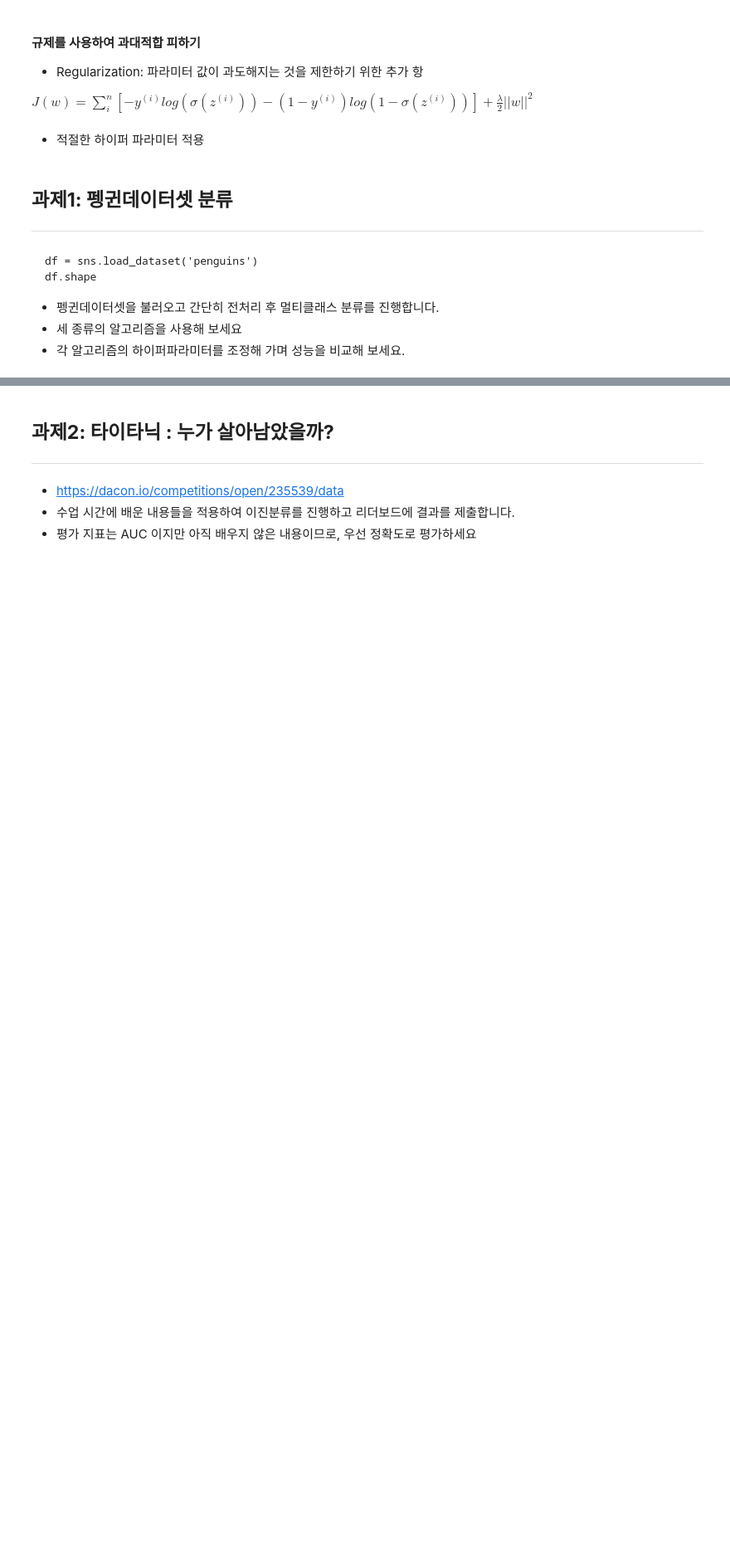
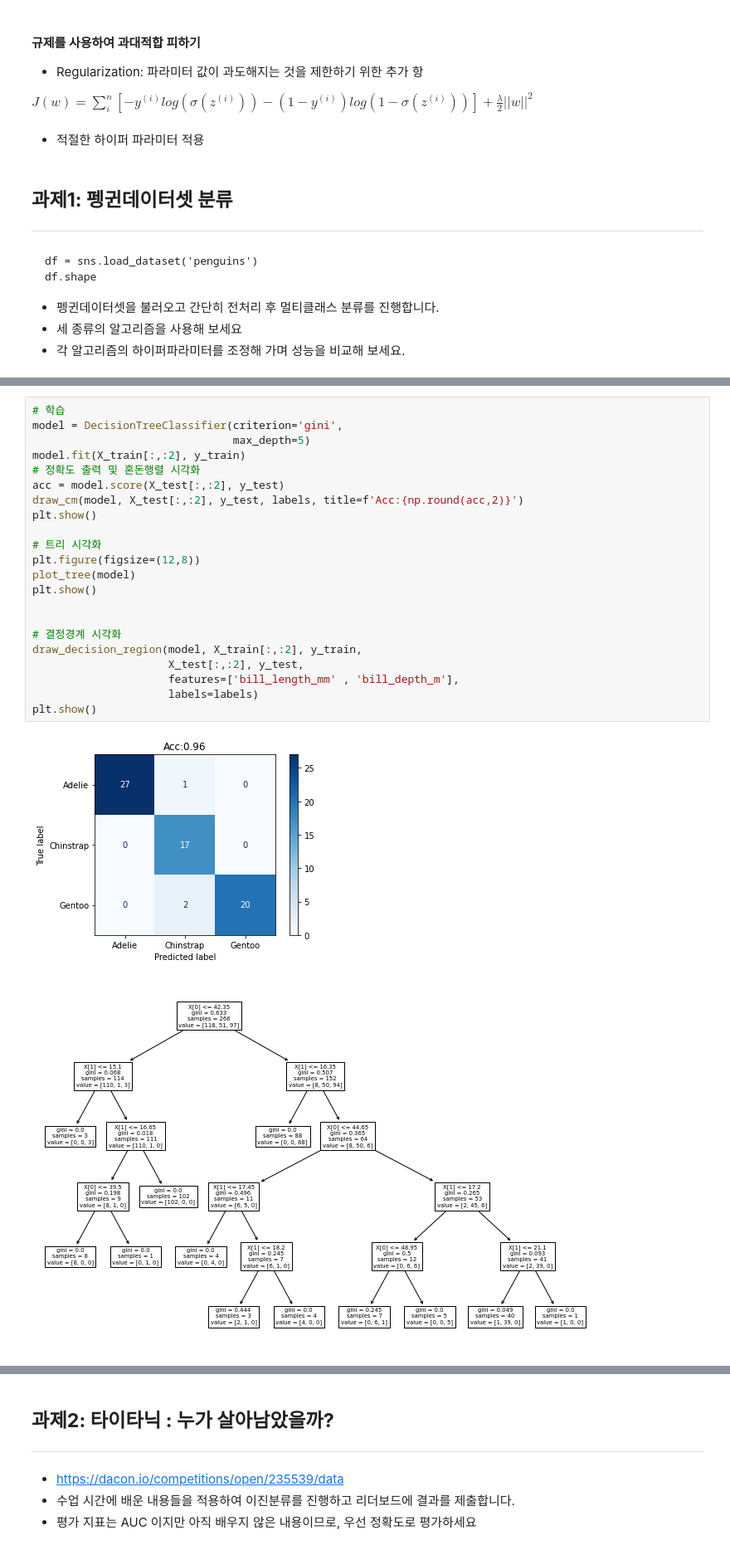
Before and after one commit to yebiny/SkillTreePython-DataAnalysis, a Jupyter notebook: 05.머신러닝기반데이터분석/해설/ch05_11_사이킷런실습_분류모델탐색.ipynb, the cells around one changed output, grey strips where cells are left out. Shown at 83% size. Saved outputs shown, nothing was run; the diff lists cells and outputs as text; blank space fills up the shorter version.

```diff
--- a/05.머신러닝기반데이터분석/해설/ch05_11_사이킷런실습_분류모델탐색.ipynb
+++ b/05.머신러닝기반데이터분석/해설/ch05_11_사이킷런실습_분류모델탐색.ipynb
@@ -682,0 +786,25 @@ df.shape
+# %%
+# 학습
+model = DecisionTreeClassifier(criterion='gini',
+                               max_depth=5)
+model.fit(X_train[:,:2], y_train)
+# 정확도 출력 및 혼돈행렬 시각화
+acc = model.score(X_test[:,:2], y_test)
+draw_cm(model, X_test[:,:2], y_test, labels, title=f'Acc:{np.round(acc,2)}')
+plt.show()
+
+# 트리 시각화
+plt.figure(figsize=(12,8))
+plot_tree(model)
+plt.show()
+
+
+# 결정경계 시각화
+draw_decision_region(model, X_train[:,:2], y_train,
+                     X_test[:,:2], y_test,
+                     features=['bill_length_mm' , 'bill_depth_m'],
+                     labels=labels)
+plt.show()
+# %% [output]
+[figure, added]
+[figure, added]
```
Also changed, not shown: parts of 14 cells of this notebook.
